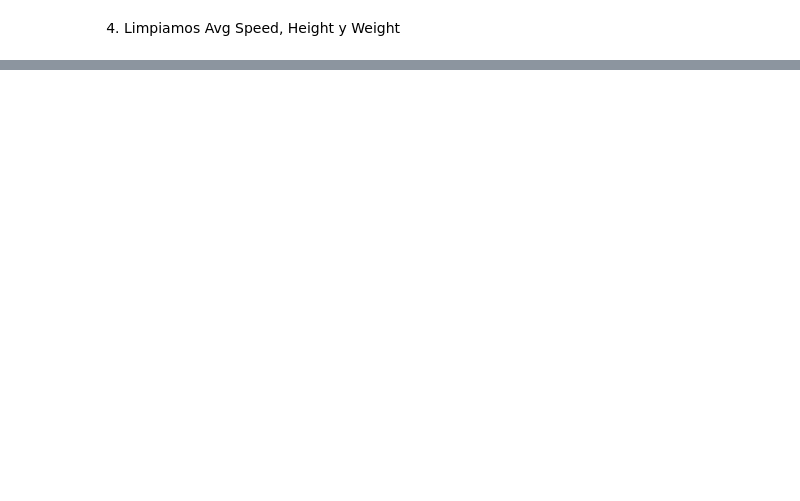
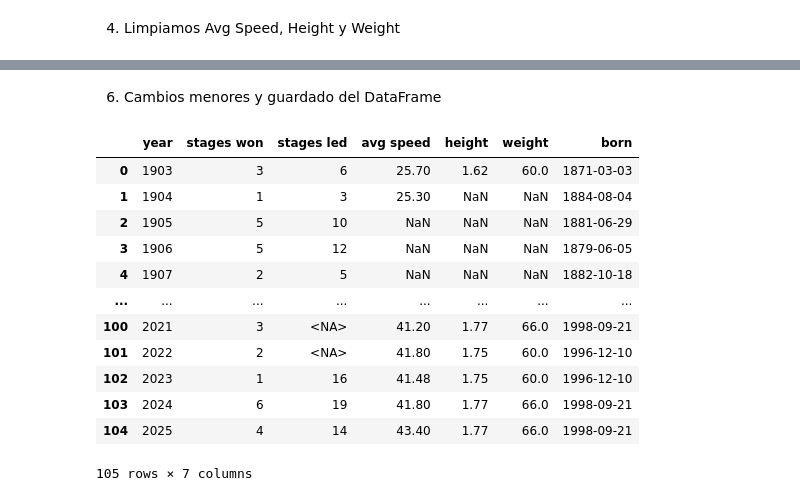
Before and after one commit to pedroandreutorres-dev/historical_tdf_data, a Jupyter notebook: notebooks/04_data_cleaning_tdf_winners.ipynb, the cells around one changed output, grey strips where cells are left out. Saved outputs shown, nothing was run; the diff lists cells and outputs as text; code cells hidden in the pictures; blank space fills up the shorter version.

Commit message:
Cleaned all datasets

```diff
--- a/notebooks/04_data_cleaning_tdf_winners.ipynb
+++ b/notebooks/04_data_cleaning_tdf_winners.ipynb
@@ -134,0 +135,4 @@ display(df_winners)
+# %%
+df_winners['Born'] = pd.to_datetime(df_winners['Born'])
+display(df_winners)
+display(df_winners.info())
@@ -134,0 +168,24 @@ display(df_winners)
+# %% [markdown]
+6. Cambios menores y guardado del DataFrame
+# %%
+# Cambiamoslos títulos de las columnas a minúsculas
+df_winners.columns = df_winners.columns.str.lower()
+
+display(df_winners)
+
+# Guardamos dataset
+df_winners.to_csv('../data/processed/tdf_winners_clean.csv', index=False)
+# %% [output]
+|  | year | stages won | stages led | avg speed | height | weight | born |
+| 0 | 1903 | 3 | 6 | 25.70 | 1.62 | 60.0 | 1871-03-03 |
+| 1 | 1904 | 1 | 3 | 25.30 | NaN | NaN | 1884-08-04 |
+| 2 | 1905 | 5 | 10 | NaN | NaN | NaN | 1881-06-29 |
+| 3 | 1906 | 5 | 12 | NaN | NaN | NaN | 1879-06-05 |
+| 4 | 1907 | 2 | 5 | NaN | NaN | NaN | 1882-10-18 |
+| ... | ... | ... | ... | ... | ... | ... | ... |
+| 100 | 2021 | 3 | <NA> | 41.20 | 1.77 | 66.0 | 1998-09-21 |
+| 101 | 2022 | 2 | <NA> | 41.80 | 1.75 | 60.0 | 1996-12-10 |
+| 102 | 2023 | 1 | 16 | 41.48 | 1.75 | 60.0 | 1996-12-10 |
+| 103 | 2024 | 6 | 19 | 41.80 | 1.77 | 66.0 | 1998-09-21 |
+| 104 | 2025 | 4 | 14 | 43.40 | 1.77 | 66.0 | 1998-09-21 |
+105 rows × 7 columns
```
Also changed, not shown: parts of 6 cells of this notebook, 2 other files.
